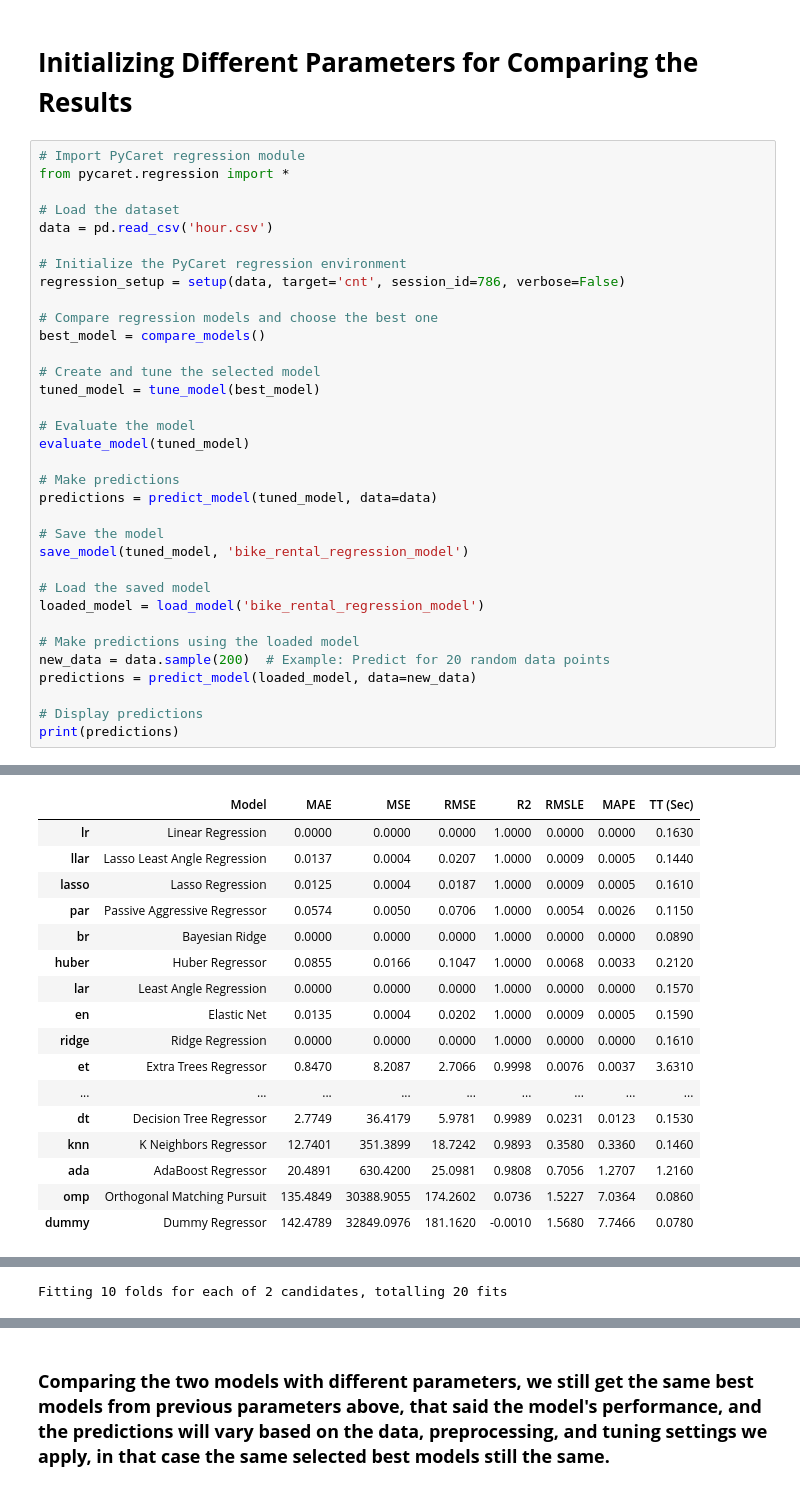
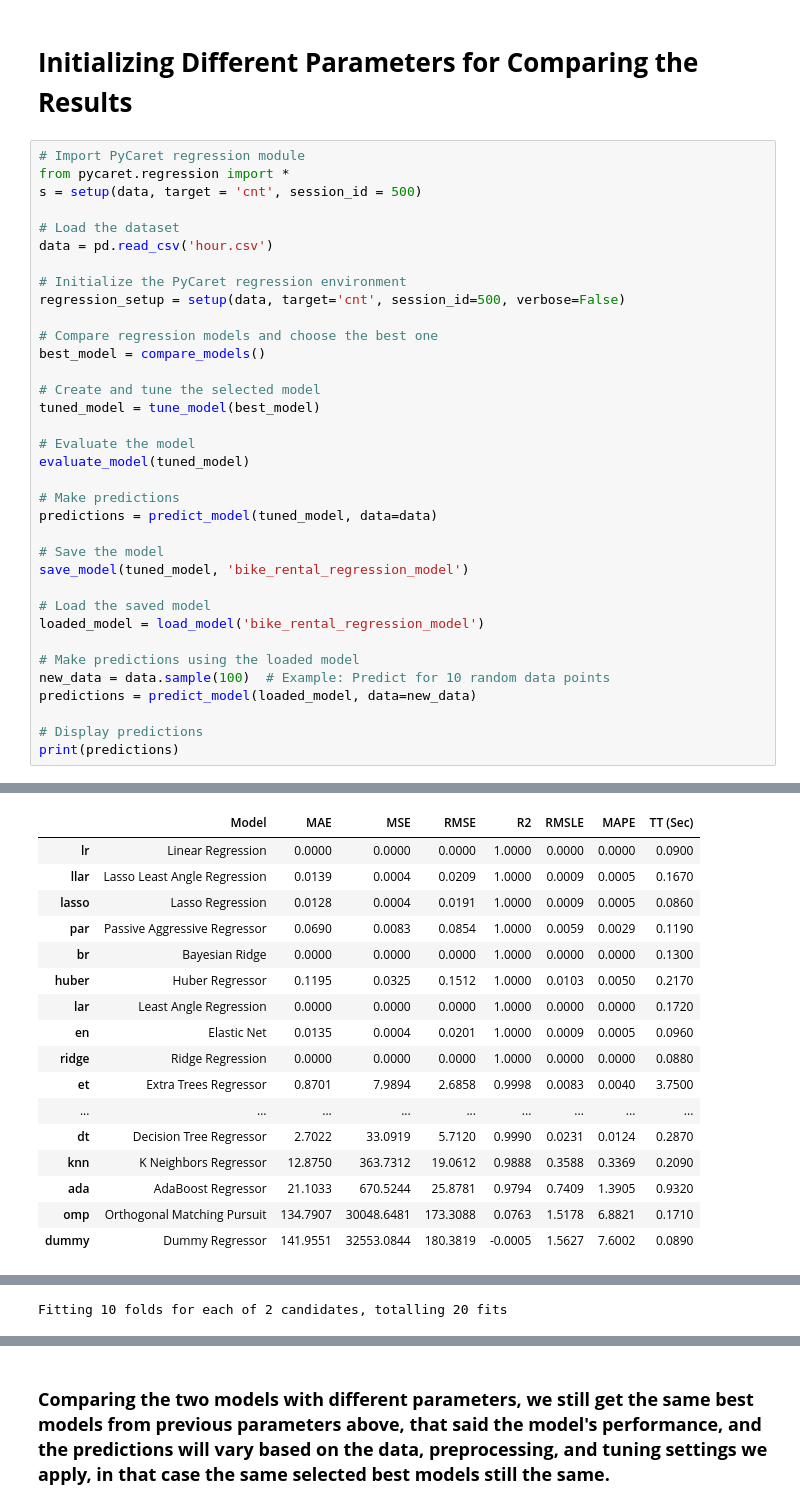
Before and after one commit to mariemahmed250/EE860---Final-Term-Project, a Jupyter notebook: Bike_Sharing_Project.ipynb, the cells around one changed output, grey strips where cells are left out. Cells and saved outputs as stored; diff of their text form.

```diff
--- a/Bike_Sharing_Project.ipynb
+++ b/Bike_Sharing_Project.ipynb
@@ -331,12 +429,13 @@ Transformation Pipeline and Model Successfully Loaded
 # %%
 # Import PyCaret regression module
 from pycaret.regression import *
+s = setup(data, target = 'cnt', session_id = 500)
 
 # Load the dataset
 data = pd.read_csv('hour.csv')
 
 # Initialize the PyCaret regression environment
-regression_setup = setup(data, target='cnt', session_id=786, verbose=False)
+regression_setup = setup(data, target='cnt', session_id=500, verbose=False)
 
 # Compare regression models and choose the best one
 best_model = compare_models()
@@ -357,7 +456,7 @@ save_model(tuned_model, 'bike_rental_regression_model')
 loaded_model = load_model('bike_rental_regression_model')
 
 # Make predictions using the loaded model
-new_data = data.sample(200)  # Example: Predict for 20 random data points
+new_data = data.sample(100)  # Example: Predict for 10 random data points
 predictions = predict_model(loaded_model, data=new_data)
 
 # Display predictions
@@ -366,20 +482,20 @@ print(predictions)
 [interactive output not drawn]
-|  | Model | MAE | MSE | RMSE | R2 | RMSLE | MAPE | TT (Sec) |
-| lr | Linear Regression | 0.0000 | 0.0000 | 0.0000 | 1.0000 | 0.0000 | 0.0000 | 0.1630 |
-| llar | Lasso Least Angle Regression | 0.0137 | 0.0004 | 0.0207 | 1.0000 | 0.0009 | 0.0005 | 0.1440 |
-| lasso | Lasso Regression | 0.0125 | 0.0004 | 0.0187 | 1.0000 | 0.0009 | 0.0005 | 0.1610 |
-| par | Passive Aggressive Regressor | 0.0574 | 0.0050 | 0.0706 | 1.0000 | 0.0054 | 0.0026 | 0.1150 |
-| br | Bayesian Ridge | 0.0000 | 0.0000 | 0.0000 | 1.0000 | 0.0000 | 0.0000 | 0.0890 |
-| huber | Huber Regressor | 0.0855 | 0.0166 | 0.1047 | 1.0000 | 0.0068 | 0.0033 | 0.2120 |
-| lar | Least Angle Regression | 0.0000 | 0.0000 | 0.0000 | 1.0000 | 0.0000 | 0.0000 | 0.1570 |
-| en | Elastic Net | 0.0135 | 0.0004 | 0.0202 | 1.0000 | 0.0009 | 0.0005 | 0.1590 |
-| ridge | Ridge Regression | 0.0000 | 0.0000 | 0.0000 | 1.0000 | 0.0000 | 0.0000 | 0.1610 |
-| et | Extra Trees Regressor | 0.8470 | 8.2087 | 2.7066 | 0.9998 | 0.0076 | 0.0037 | 3.6310 |
-| ... | ... | ... | ... | ... | ... | ... | ... | ... |
-| dt | Decision Tree Regressor | 2.7749 | 36.4179 | 5.9781 | 0.9989 | 0.0231 | 0.0123 | 0.1530 |
-| knn | K Neighbors Regressor | 12.7401 | 351.3899 | 18.7242 | 0.9893 | 0.3580 | 0.3360 | 0.1460 |
-| ada | AdaBoost Regressor | 20.4891 | 630.4200 | 25.0981 | 0.9808 | 0.7056 | 1.2707 | 1.2160 |
-| omp | Orthogonal Matching Pursuit | 135.4849 | 30388.9055 | 174.2602 | 0.0736 | 1.5227 | 7.0364 | 0.0860 |
-| dummy | Dummy Regressor | 142.4789 | 32849.0976 | 181.1620 | -0.0010 | 1.5680 | 7.7466 | 0.0780 |
+|  | Model | MAE | MSE | RMSE | R2 | RMSLE | MAPE | TT (Sec) |
+| lr | Linear Regression | 0.0000 | 0.0000 | 0.0000 | 1.0000 | 0.0000 | 0.0000 | 0.0900 |
+| llar | Lasso Least Angle Regression | 0.0139 | 0.0004 | 0.0209 | 1.0000 | 0.0009 | 0.0005 | 0.1670 |
+| lasso | Lasso Regression | 0.0128 | 0.0004 | 0.0191 | 1.0000 | 0.0009 | 0.0005 | 0.0860 |
+| par | Passive Aggressive Regressor | 0.0690 | 0.0083 | 0.0854 | 1.0000 | 0.0059 | 0.0029 | 0.1190 |
+| br | Bayesian Ridge | 0.0000 | 0.0000 | 0.0000 | 1.0000 | 0.0000 | 0.0000 | 0.1300 |
+| huber | Huber Regressor | 0.1195 | 0.0325 | 0.1512 | 1.0000 | 0.0103 | 0.0050 | 0.2170 |
+| lar | Least Angle Regression | 0.0000 | 0.0000 | 0.0000 | 1.0000 | 0.0000 | 0.0000 | 0.1720 |
+| en | Elastic Net | 0.0135 | 0.0004 | 0.0201 | 1.0000 | 0.0009 | 0.0005 | 0.0960 |
+| ridge | Ridge Regression | 0.0000 | 0.0000 | 0.0000 | 1.0000 | 0.0000 | 0.0000 | 0.0880 |
+| et | Extra Trees Regressor | 0.8701 | 7.9894 | 2.6858 | 0.9998 | 0.0083 | 0.0040 | 3.7500 |
+| ... | ... | ... | ... | ... | ... | ... | ... | ... |
+| dt | Decision Tree Regressor | 2.7022 | 33.0919 | 5.7120 | 0.9990 | 0.0231 | 0.0124 | 0.2870 |
+| knn | K Neighbors Regressor | 12.8750 | 363.7312 | 19.0612 | 0.9888 | 0.3588 | 0.3369 | 0.2090 |
+| ada | AdaBoost Regressor | 21.1033 | 670.5244 | 25.8781 | 0.9794 | 0.7409 | 1.3905 | 0.9320 |
+| omp | Orthogonal Matching Pursuit | 134.7907 | 30048.6481 | 173.3088 | 0.0763 | 1.5178 | 6.8821 | 0.1710 |
+| dummy | Dummy Regressor | 141.9551 | 32553.0844 | 180.3819 | -0.0005 | 1.5627 | 7.6002 | 0.0890 |
 [interactive output not drawn]
 [interactive output not drawn]
```
Also changed, not shown: parts of 13 cells of this notebook.
